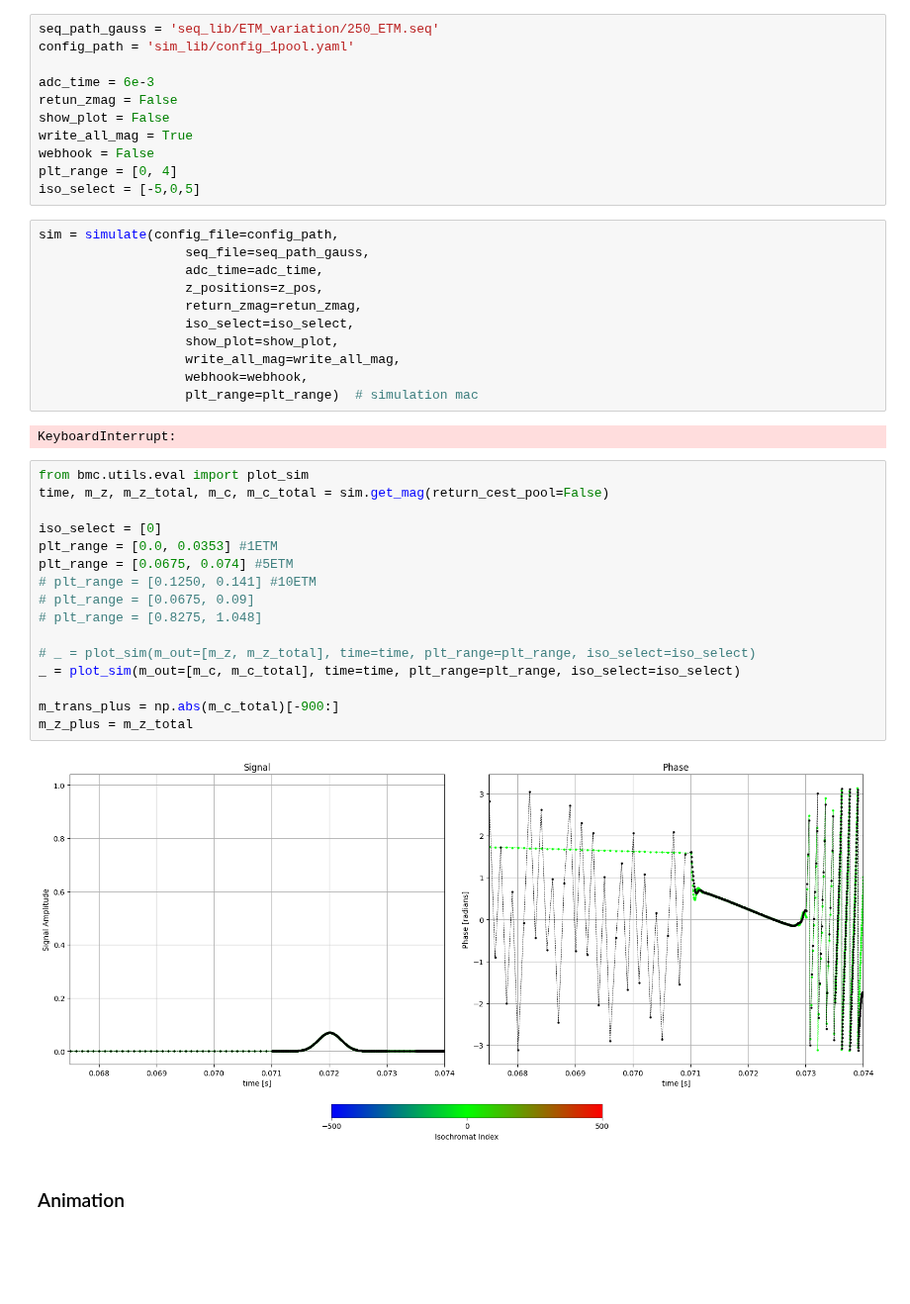
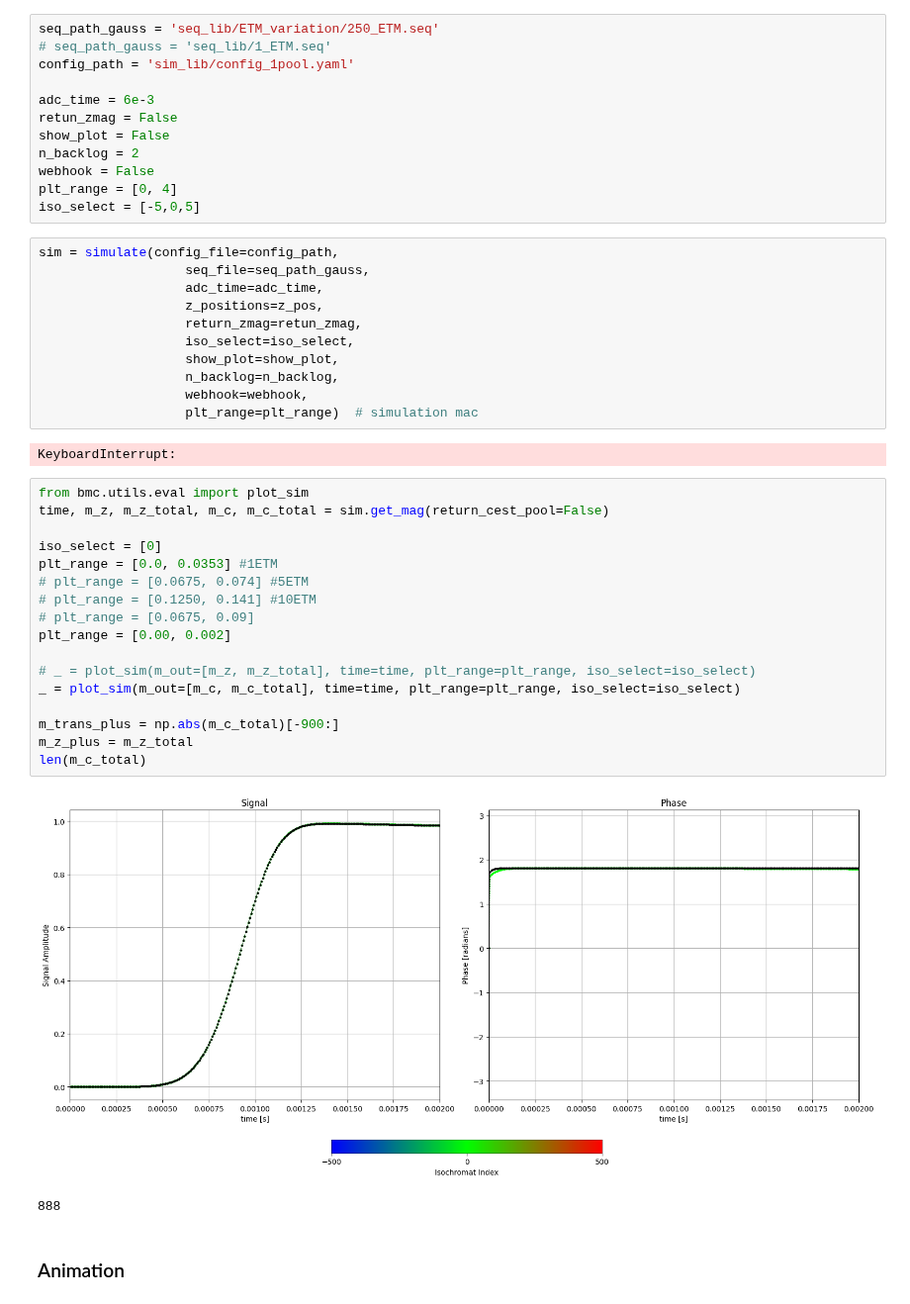
Before and after one commit to dantona02/optim, a Jupyter notebook: testing.ipynb, the cells around one changed output. Shown at 99% size. Cells and saved outputs as stored; diff of their text form; blank space fills up the shorter version.

Commit message:
Changed writing magnetization to backlog logic in sim_engine.py

```diff
--- a/testing.ipynb
+++ b/testing.ipynb
@@ -24,12 +24,13 @@ np.where(z_pos == 0)[0][0]
 np.int64(500)
 # %%
 seq_path_gauss = 'seq_lib/ETM_variation/250_ETM.seq'
+# seq_path_gauss = 'seq_lib/1_ETM.seq'
 config_path = 'sim_lib/config_1pool.yaml'
 
 adc_time = 6e-3
 retun_zmag = False
 show_plot = False
-write_all_mag = True
+n_backlog = 2
 webhook = False
 plt_range = [0, 4]
 iso_select = [-5,0,5]
@@ -41,7 +42,7 @@ sim = simulate(config_file=config_path,
                    return_zmag=retun_zmag,
                    iso_select=iso_select,
                    show_plot=show_plot,
-                   write_all_mag=write_all_mag,
+                   n_backlog=n_backlog,
                    webhook=webhook,
                    plt_range=plt_range)  # simulation mac
 # %% [output]
@@ -49,21 +50,23 @@ KeyboardInterrupt:
 # %%
 from bmc.utils.eval import plot_sim
 time, m_z, m_z_total, m_c, m_c_total = sim.get_mag(return_cest_pool=False)
 
 iso_select = [0]
 plt_range = [0.0, 0.0353] #1ETM
-plt_range = [0.0675, 0.074] #5ETM
+# plt_range = [0.0675, 0.074] #5ETM
 # plt_range = [0.1250, 0.141] #10ETM
 # plt_range = [0.0675, 0.09]
-# plt_range = [0.8275, 1.048]
+plt_range = [0.00, 0.002]
 
 # _ = plot_sim(m_out=[m_z, m_z_total], time=time, plt_range=plt_range, iso_select=iso_select)
 _ = plot_sim(m_out=[m_c, m_c_total], time=time, plt_range=plt_range, iso_select=iso_select)
 
 m_trans_plus = np.abs(m_c_total)[-900:]
 m_z_plus = m_z_total
+len(m_c_total)
 # %% [output]
-[figure, old version]
+[figure, new version]
+888
 # %% [markdown]
 ### Animation
 # %%
```
Also changed, not shown: parts of 5 cells of this notebook, 6 other files.
